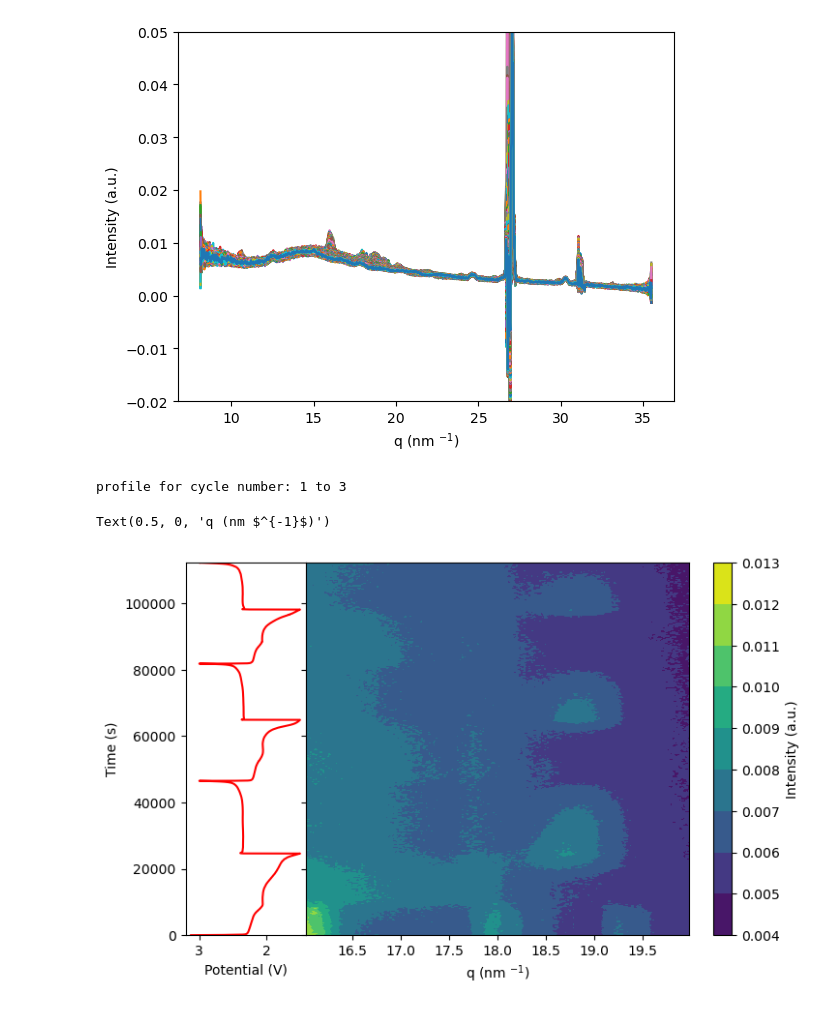
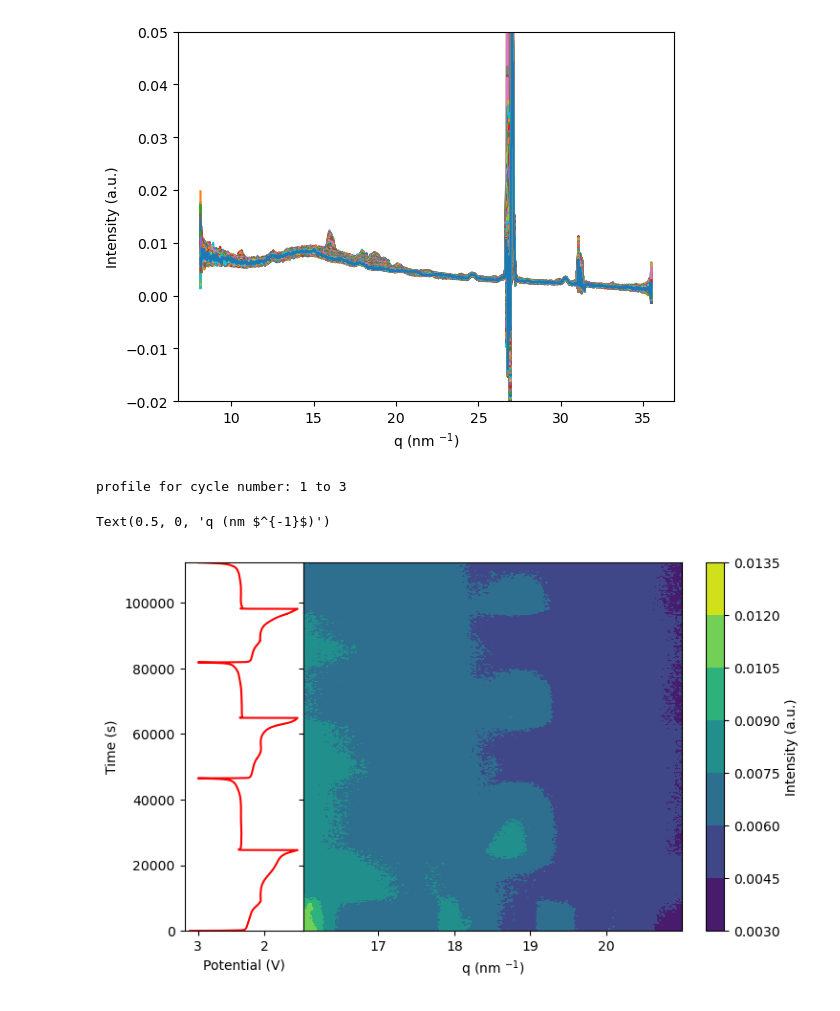
Before and after one commit to PronoyDutta/SAXS_WAXS, a Jupyter notebook: SAXS_WAXS_plotting.ipynb, the cells around one changed output. Drawn from its saved outputs; the diff is of its cells as text; code cells hidden in the pictures.

```diff
--- a/SAXS_WAXS_plotting.ipynb
+++ b/SAXS_WAXS_plotting.ipynb
@@ -285,9 +324,8 @@ time_t1 = []
 Intensity_list = []
 
 X1_data_temp = 10*file_dictionary[starting_file].iloc[:,0] # multipled by 10 to convert from inverse Angstrom to inverse nanometer
-lower_bound = 0.1
-upper_bound = 3
-indices_within_range = np.where((X1_data_temp >= lower_bound) & (X1_data_temp <= upper_bound))
+
+indices_within_range = np.where((X1_data_temp >= saxs_min_limit) & (X1_data_temp <= saxs_max_limit))
 #print("Positions where data is within the range:", indices_within_range)
 
 X1_data_filtered_positions = X1_data_temp.iloc[indices_within_range]
@@ -338,7 +376,7 @@ axs[1].xaxis.set_minor_formatter(mticker.ScalarFormatter())
 axs[1].set_xlabel('q (nm $^{-1}$)')
 
 # Define custom ticks and labels
-ticks = np.arange(0.1, 3, 0.5)
+ticks = np.arange(saxs_min_limit, saxs_max_limit, 0.5)
 tick_labels = [f'{tick:.1f}' for tick in ticks]
 
 axs[1].set_xticks(ticks)
@@ -407,9 +445,8 @@ time_t1 = []
 Intensity_list = []
 
 X1_data_temp = 10*emptyCell_corrected_saxs_files[starting_file].iloc[:,0] # multipled by 10 to convert from inverse Angstrom to inverse nanometer
-lower_bound = 0.15
-upper_bound = 3
-indices_within_range = np.where((X1_data_temp >= lower_bound) & (X1_data_temp <= upper_bound))
+
+indices_within_range = np.where((X1_data_temp >= saxs_min_limit) & (X1_data_temp <= saxs_max_limit))
 #print("Positions where data is within the range:", indices_within_range)
 
 X1_data_filtered_positions = X1_data_temp.iloc[indices_within_range]
@@ -460,7 +497,7 @@ axs[1].xaxis.set_minor_formatter(mticker.ScalarFormatter())
 axs[1].set_xlabel('q (nm $^{-1}$)')
 
 # Define custom ticks and labels
-ticks = np.arange(0.15, 3, 0.5)
+ticks = np.arange(saxs_min_limit, saxs_max_limit, 0.5)
 tick_labels = [f'{tick:.1f}' for tick in ticks]
 
 axs[1].set_xticks(ticks)
@@ -517,9 +554,8 @@ Intensity_list_waxs = []
 
 
 X1_data_temp_waxs = 10*file_dictionary_waxs[starting_file].iloc[:,0] # multipled by 10 to convert from inverse Angstrom to inverse nanometer
-lower_bound_waxs = 16
-upper_bound_waxs = 21
-indices_within_range_waxs = np.where((X1_data_temp_waxs >= lower_bound_waxs) & (X1_data_temp_waxs <= upper_bound_waxs))
+
+indices_within_range_waxs = np.where((X1_data_temp_waxs >= waxs_min_limit) & (X1_data_temp_waxs <= waxs_max_limit))
 #print("Positions where data is within the range:", indices_within_range)
 
 X1_data_filtered_positions2 = X1_data_temp_waxs.iloc[indices_within_range_waxs]
@@ -642,9 +678,8 @@ Intensity_list_waxs = []
 
 X1_data_temp_waxs = corrected_waxs_files[starting_file].iloc[:,0]
 #print(X1_data_temp_waxs)
-lower_bound_waxs = 16
-upper_bound_waxs = 21
-indices_within_range_waxs = np.where((X1_data_temp_waxs >= lower_bound_waxs) & (X1_data_temp_waxs <= upper_bound_waxs))
+
+indices_within_range_waxs = np.where((X1_data_temp_waxs >= waxs_min_limit) & (X1_data_temp_waxs <= waxs_max_limit))
 #print("Positions where data is within the range:", indices_within_range_waxs)
 
 X1_data_filtered_positions2 = X1_data_temp_waxs.iloc[indices_within_range_waxs]
@@ -744,9 +779,8 @@ Intensity_list_waxs = []
 
 X1_data_temp_waxs = emptyCell_corrected_waxs_files[starting_file].iloc[:,0]
 #print(X1_data_temp_waxs)
-lower_bound_waxs = 16
-upper_bound_waxs = 20
-indices_within_range_waxs = np.where((X1_data_temp_waxs >= lower_bound_waxs) & (X1_data_temp_waxs <= upper_bound_waxs))
+
+indices_within_range_waxs = np.where((X1_data_temp_waxs >= waxs_min_limit) & (X1_data_temp_waxs <= waxs_max_limit))
 #print("Positions where data is within the range:", indices_within_range_waxs)
 
 X1_data_filtered_positions3 = X1_data_temp_waxs.iloc[indices_within_range_waxs]
@@ -769,31 +803,31 @@ X, Y = np.meshgrid(X1_data_filtered_positions3, time_t1_waxs)
 normIntensity_flat_waxs = normIntensity_array_waxs[:, 0, :]
 #np.savetxt('file.txt',normIntensity_flat)
 
 cmap1 = plt.colormaps.get_cmap('viridis')  # Replace 'RdPu' with your desired colormap
 
 # data for the charge-discharge plot
 relative_time = (elec_df_2['time/s'] - elec_df_2['time/s'].iloc[0])
 # Finding minimum and maximum times to limit the axs from having automatic margins in subplot
 min_time = relative_time.min()
 max_time = relative_time.max()
 
 fig, axs = plt.subplots(1,2, figsize = (8,5), sharey = True, gridspec_kw = {'width_ratios': [1,4]})
 axs[0].plot(elec_df_2['Ewe/V'], relative_time,  color = 'r')
 
 # plot1.set_xlabel('Time(s)')
 axs[0].invert_xaxis()
 axs[0].set_ylabel('Time (s)')
 axs[0].set_xlabel('Potential (V)')
 axs[0].set_ylim(min_time, max_time)
 
 contour = axs[1].contourf(X, Y,normIntensity_flat_waxs, cmap = cmap1)
 cbar = fig.colorbar(contour, ax = axs[1], label = 'Intensity (a.u.)')
 
 # Adjust the space between the two subplots
 fig.subplots_adjust(wspace = 0)
 
 axs[1].set_xlabel('q (nm $^{-1}$)')
 # %% [output]
 profile for cycle number: 1 to 3
 Text(0.5, 0, 'q (nm $^{-1}$)')
-[figure, old version]
+[figure, new version]
```
Also changed, not shown: parts of 5 cells of this notebook, 1 other file.
